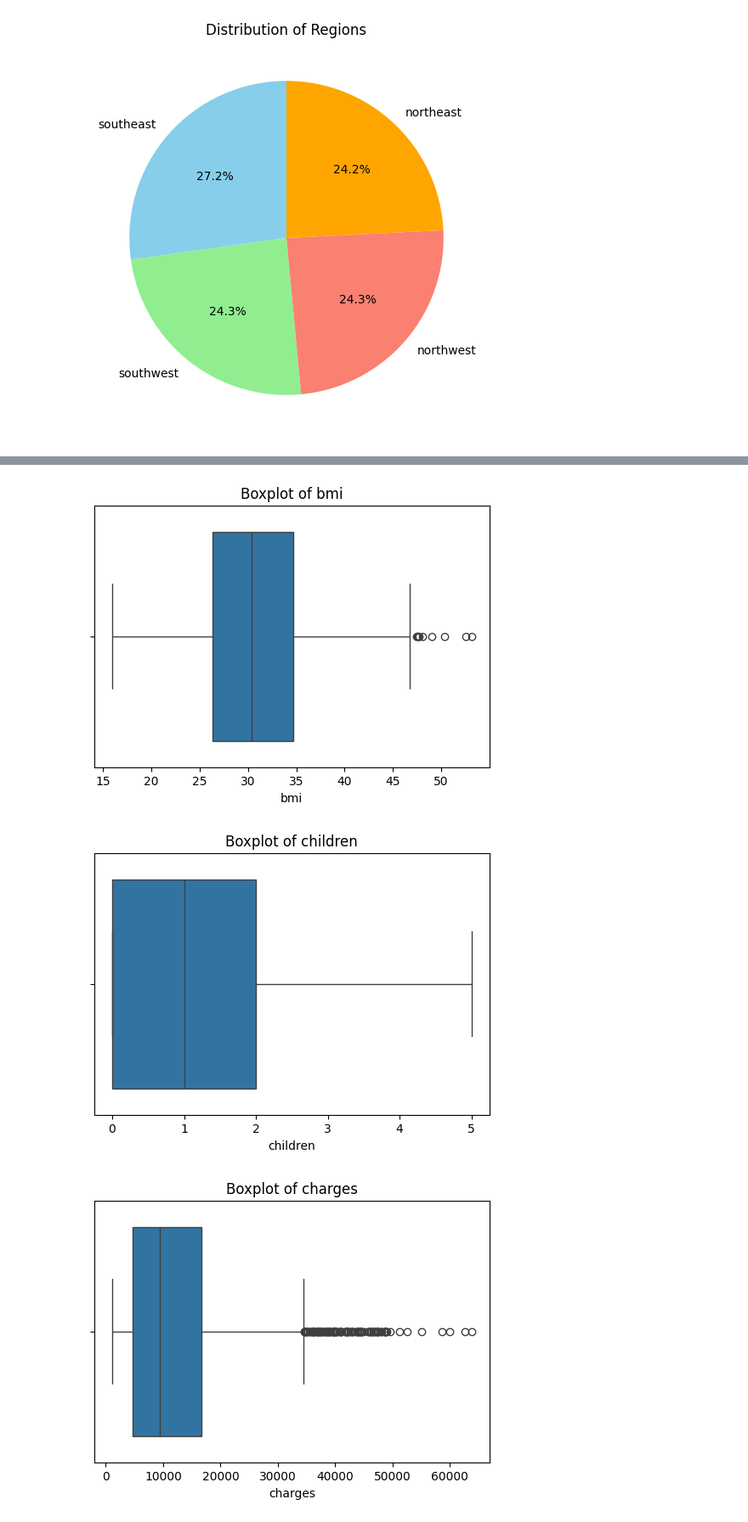
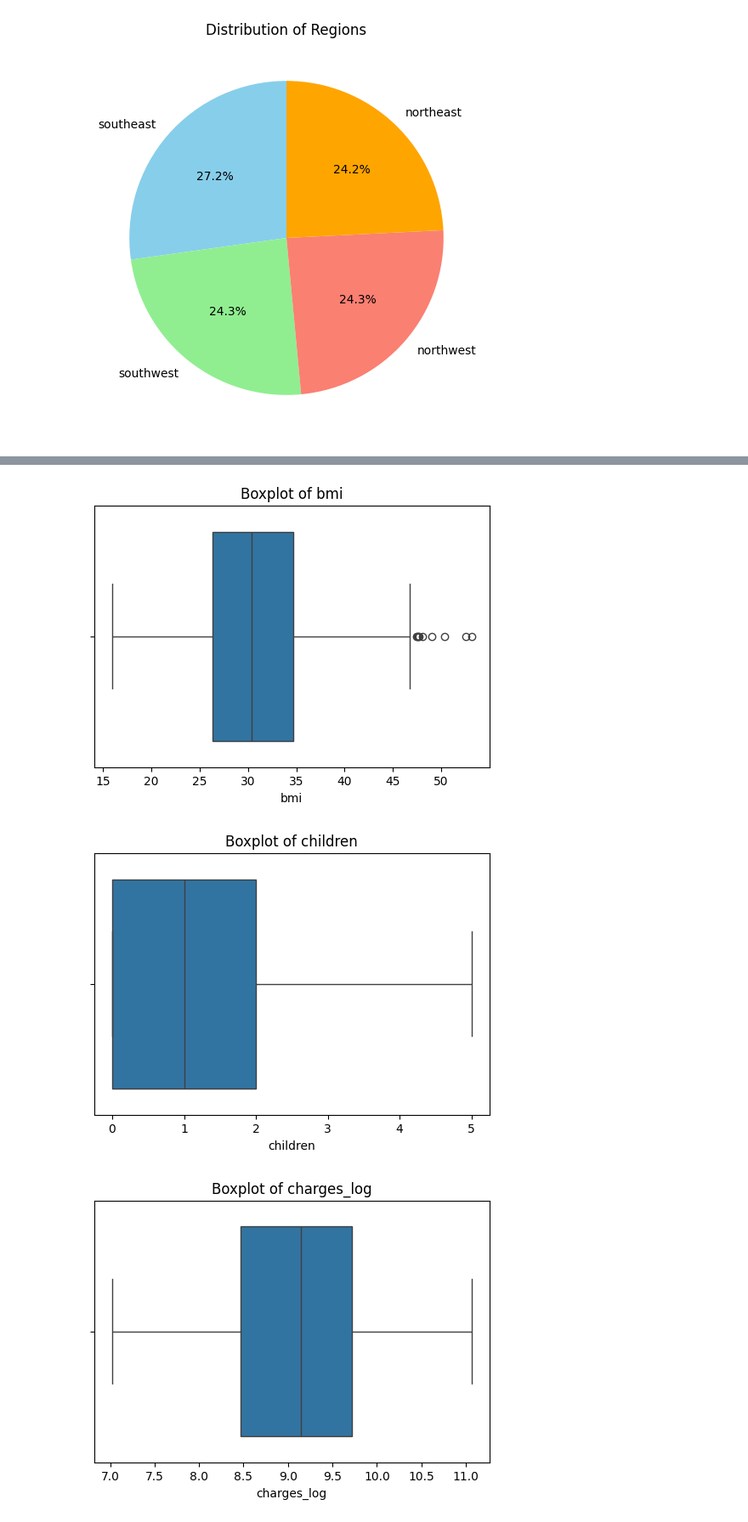
Before and after one commit to Dharshini-V-06/medical_insurance, a Jupyter notebook: medical_insurance.ipynb, the cells around one changed output, grey strips where cells are left out. Shown at 85% size. Drawn from its saved outputs; the diff is of its cells as text; code cells hidden in the pictures.

```diff
--- a/medical_insurance.ipynb
+++ b/medical_insurance.ipynb
@@ -68,0 +61,26 @@ plt.show()
+# %%
+cols = ['age', 'bmi', 'children', 'charges']
+num_df = df[cols]
+
+print("Distribution Summary:\n")
+print(num_df.describe().T)
+
+print("\nSkewness:\n", num_df.skew())
+
+plt.figure(figsize=(12, 8))
+
+for i, col in enumerate(cols, 1):
+    plt.subplot(2, 2, i)
+    sns.histplot(num_df[col], kde=True, color='skyblue', edgecolor='black')
+
+    plt.axvline(num_df[col].mean(), color='red', linestyle='--', linewidth=2, label='Mean')
+    plt.axvline(num_df[col].median(), color='green', linestyle='-', linewidth=2, label='Median')
+
+    plt.title(f'{col}\n(Skewness = {num_df[col].skew():.2f})')
+    plt.xlabel('')
+    plt.ylabel('Frequency')
+    plt.legend()
+
+plt.suptitle('Distributions of Sleep, Meditation, Exercise & Productivity', fontsize=16, fontweight='bold')
+plt.tight_layout()
+plt.show()
@@ -68,0 +137,3 @@ plt.show()
+# %%
+df['charges_log'] = np.log1p(df['charges'])
+df.head()
@@ -140,13 +229,13 @@ df.head(3)
 # %%
-numeric_cols = ['age', 'bmi', 'children', 'charges']
+numeric_cols = ['age', 'bmi', 'children', 'charges_log']
 
 for col in numeric_cols:
     plt.figure(figsize=(6,4))
     sns.boxplot(x=df[col])
     plt.title(f'Boxplot of {col}')
     plt.show()
 # %% [output]
 [figure]
 [figure]
 [figure]
-[figure, old version]
+[figure, new version]
```
Also changed, not shown: parts of 23 cells of this notebook, 1 other file.
